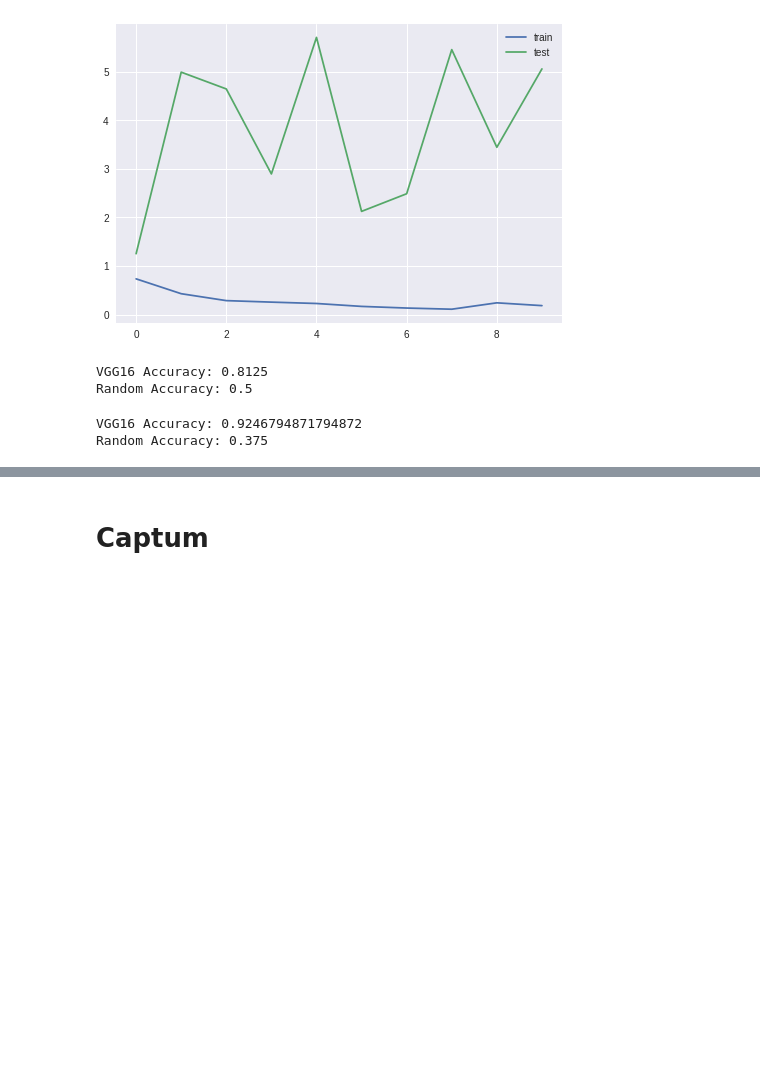
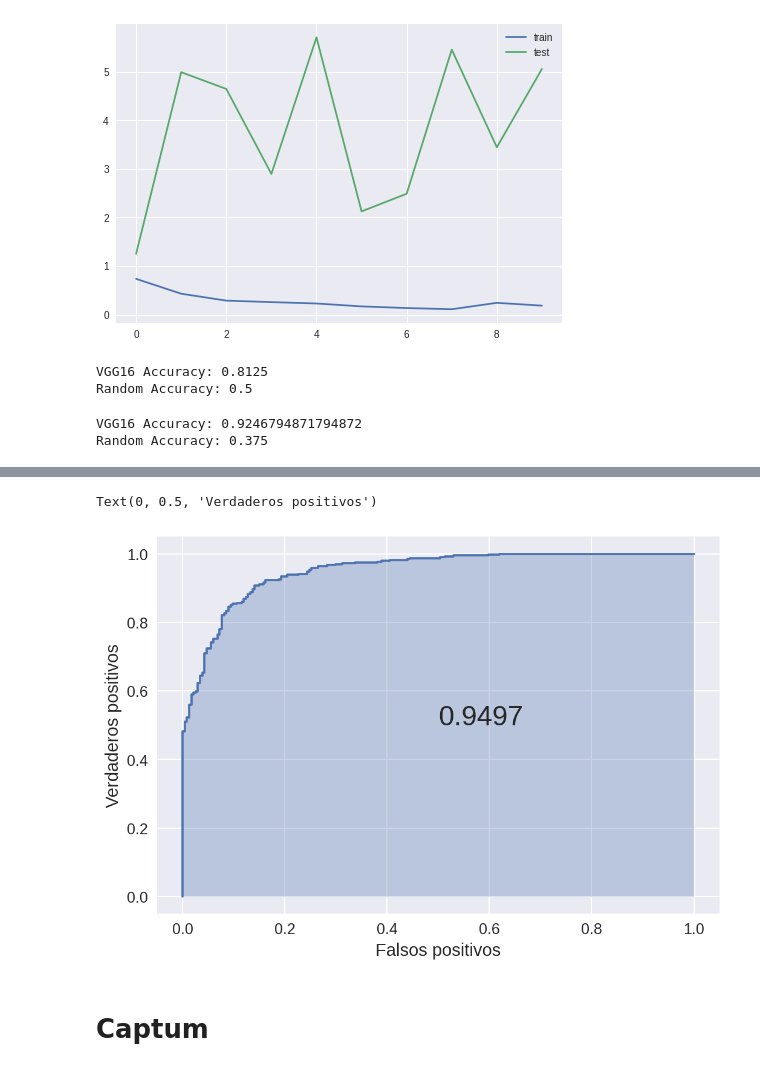
Before and after one commit to ifayost/cdb_pneumonia, a Jupyter notebook: Colab/CDB_Pneumonia.ipynb, the cells around one changed output, grey strips where cells are left out. Drawn from its saved outputs; the diff is of its cells as text; code cells hidden in the pictures; blank space fills up the shorter version.

```diff
--- a/Colab/CDB_Pneumonia.ipynb
+++ b/Colab/CDB_Pneumonia.ipynb
@@ -213,3 +242,16 @@ Random Accuracy: 0.375
+# %%
+from sklearn.metrics import roc_curve, auc
+roc = roc_curve(true, probs)
+auc_ = auc(roc[0], roc[1])
+plt.figure(dpi=150)
+plt.plot(roc[0],roc[1])
+plt.fill_between(roc[0], np.zeros(len(roc[1])), roc[1], alpha = 0.3)
+plt.text(0.5, 0.5, f'{round(auc_, 5)}', {'fontsize':22})
+plt.xlabel('Falsos positivos')
+plt.ylabel('Verdaderos positivos')
+# %% [output]
+Text(0, 0.5, 'Verdaderos positivos')
+[figure, added]
 # %% [markdown]
 # Captum
 # %%
```
Also changed, not shown: parts of 13 cells of this notebook.
